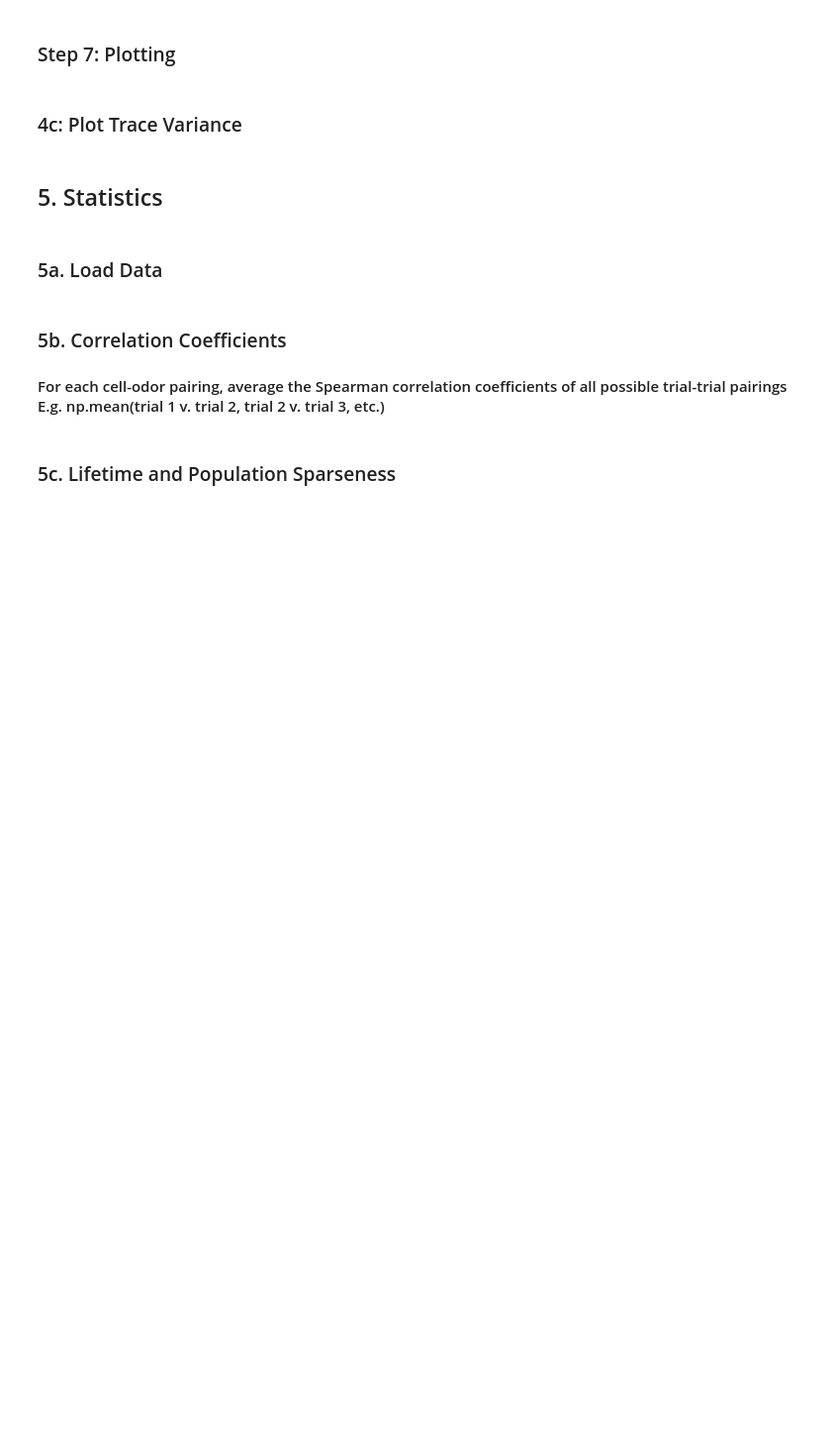
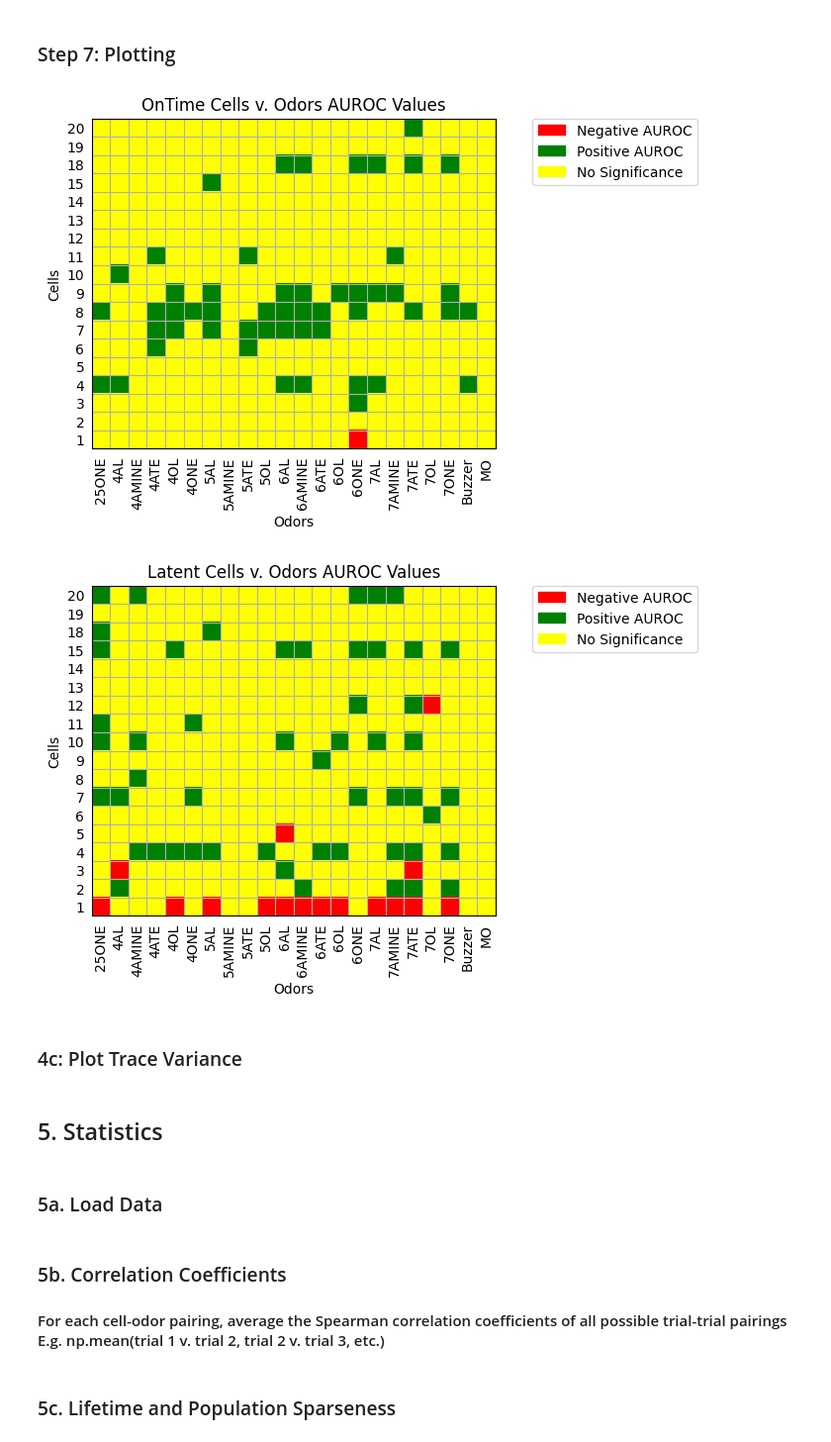
Before and after one commit to OlfactoryBehaviorLab/Imaging-Analysis-Notebook-Templates, a Jupyter notebook: ImagingAnalysisTemplate.ipynb, the cells around one changed output. Shown: that part at 99% size. Cells and saved outputs as stored; diff of their text form; code cells hidden in the pictures; blank space fills up the shorter version.

Commit message:
More commenting, fix some paths/folder creation problems, work on plotting only the significant cells

```diff
--- a/ImagingAnalysisTemplate.ipynb
+++ b/ImagingAnalysisTemplate.ipynb
@@ -329,7 +329,7 @@ DewanIOhandler.save_data_to_disk(Baseline_Shift_Data, 'Baseline_Shift_Data', fil
 # %% [markdown]
 ### Checkpoint 2: Load Data for AUROC
 # %%
-CombinedDataArray = DewanIOhandler.load_data_from_disk('CombinedData', fileHeader, './ImagingAnalysis/CombinedData')
+# CombinedDataArray = DewanIOhandler.load_data_from_disk('CombinedData', fileHeader, './ImagingAnalysis/CombinedData')
 
 folder = 'ImagingAnalysis/PreProcessedData'
 FVData = DewanIOhandler.load_data_from_disk('FVData', fileHeader, folder)
@@ -340,5 +340,5 @@ FinalValveOnIndex = DewanIOhandler.load_data_from_disk('FVonIdx', fileHeader, fo
 UnixTimeArray = DewanIOhandler.load_data_from_disk('UnixTimeArray', fileHeader, folder)
 OdorData = DewanIOhandler.load_data_from_disk('OdorData', fileHeader, folder)
 FinalValveTimeMap = DewanIOhandler.load_data_from_disk('FVTimeMap', fileHeader, folder)
-Baseline_Shift_Data = DewanIOhandler.load_data_from_disk('Baseline_Shift_Data', fileHeader, folder)
+Combined_Baseline_Shift_Data = DewanIOhandler.load_data_from_disk('Combined_Baseline_Shift_Data', fileHeader, folder)
 # %% [markdown]
@@ -478,7 +478,6 @@ latentAUROC_Ubounds = DewanIOhandler.load_data_from_disk(
 latentAUROC_prctile = DewanIOhandler.load_data_from_disk(
     'latentAUROC_prctile', fileHeader, folder)
 
-
 baseline_start_indexes = DewanIOhandler.load_data_from_disk(
     'baseline_start_indexes', fileHeader, folder)
 baseline_end_indexes = DewanIOhandler.load_data_from_disk(
@@ -492,8 +491,8 @@ latent_evoked_start_indexes = DewanIOhandler.load_data_from_disk(
 latent_evoked_end_indexes = DewanIOhandler.load_data_from_disk(
     'latent_evoked_end_indexes', fileHeader, folder)
 
-CombinedDataArray = DewanIOhandler.load_data_from_disk(
-    'CombinedData', fileHeader, 'ImagingAnalysis/CombinedData')
+# CombinedDataArray = DewanIOhandler.load_data_from_disk(
+#     'CombinedData', fileHeader, 'ImagingAnalysis/CombinedData')
 
 folder = 'ImagingAnalysis/PreProcessedData'
 FVData = DewanIOhandler.load_data_from_disk('FVData', fileHeader, folder)
@@ -505,5 +504,6 @@ UnixTimeArray = DewanIOhandler.load_data_from_disk(
     'UnixTimeArray', fileHeader, folder)
 OdorData = DewanIOhandler.load_data_from_disk('OdorData', fileHeader, folder)
 FinalValveTimeMap = DewanIOhandler.load_data_from_disk('FVTimeMap', fileHeader, folder)
-Baseline_Shift_Data = DewanIOhandler.load_data_from_disk(
-    'Baseline_Shift_Data', fileHeader, folder)
+
+Combined_Baseline_Shift_Data = DewanIOhandler.load_data_from_disk(
+    'Combined_Baseline_Shift_Data', fileHeader, folder)
@@ -510,13 +528,17 @@ Baseline_Shift_Data = DewanIOhandler.load_data_from_disk(
 # %% [markdown]
 ### Step 7: Plotting
+# %%
+# STEP 7A: Create DataStores for onTime and Latent data for plotting
+onTimePlottingData = DewanDataStore.PlottingDataStore(Combined_Baseline_Shift_Data, CellList, OdorData, FVData, fileHeader, FinalValveTimeMap, FinalValveOnIndex, UnixTimeArray, baselineDuration, responseDuration, onTimeAUROCSignificanceTable, onTimeAUROC_Lbounds, onTimeAUROC_Ubounds, onTimeAUROC_prctile, baseline_start_indexes, baseline_end_indexes, ontime_evoked_start_indexes, ontime_evoked_end_indexes)
+
+latentPlottingData = DewanDataStore.PlottingDataStore(Combined_Baseline_Shift_Data, CellList, OdorData, FVData, fileHeader, FinalValveTimeMap, FinalValveOnIndex, UnixTimeArray, baselineDuration, responseDuration, latentAUROCSignificanceTable, latentAUROC_Lbounds, latentAUROC_Ubounds, latentAUROC_prctile, baseline_start_indexes, baseline_end_indexes, latent_evoked_start_indexes, latent_evoked_end_indexes)
 # %%
-# STEP 7A: Create DataStores for onTime and Latent data for plotting
-onTimePlottingData = DewanDataStore.PlottingDataStore(Baseline_Shift_Data, CellList, OdorData, FVData, fileHeader, FinalValveTimeMap, FinalValveOnIndex, UnixTimeArray, baselineDuration, responseDuration, onTimeAUROCSignificanceTable, onTimeAUROC_Lbounds, onTimeAUROC_Ubounds, onTimeAUROC_prctile, baseline_start_indexes, baseline_end_indexes, ontime_evoked_start_indexes, ontime_evoked_end_indexes)
-
-latentPlottingData = DewanDataStore.PlottingDataStore(Baseline_Shift_Data, CellList, OdorData, FVData, fileHeader, FinalValveTimeMap, FinalValveOnIndex, UnixTimeArray, baselineDuration, responseDuration, latentAUROCSignificanceTable, latentAUROC_Lbounds, latentAUROC_Ubounds, latentAUROC_prctile, baseline_start_indexes, baseline_end_indexes, latent_evoked_start_indexes, latent_evoked_end_indexes)
 
 # STEP 7B: Plot Cell v Odor Significance Matricies
 # Note: False denotes onTime and True denotes latent
-DewanPlotting.plotCellvOdorMatricies(onTimePlottingData, False) # TODO fix cut off axis label
+DewanPlotting.plotCellvOdorMatricies(onTimePlottingData, False)
 DewanPlotting.plotCellvOdorMatricies(latentPlottingData, True)
+# %% [output]
+[figure, added]
+[figure, added]
 # %%
```
Also changed, not shown: parts of 11 cells of this notebook, 3 other files.
